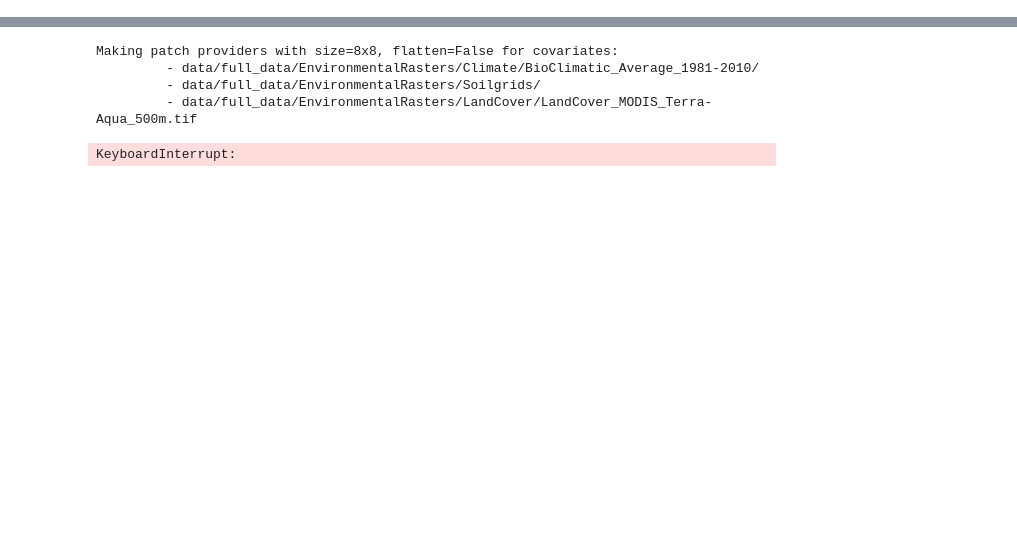
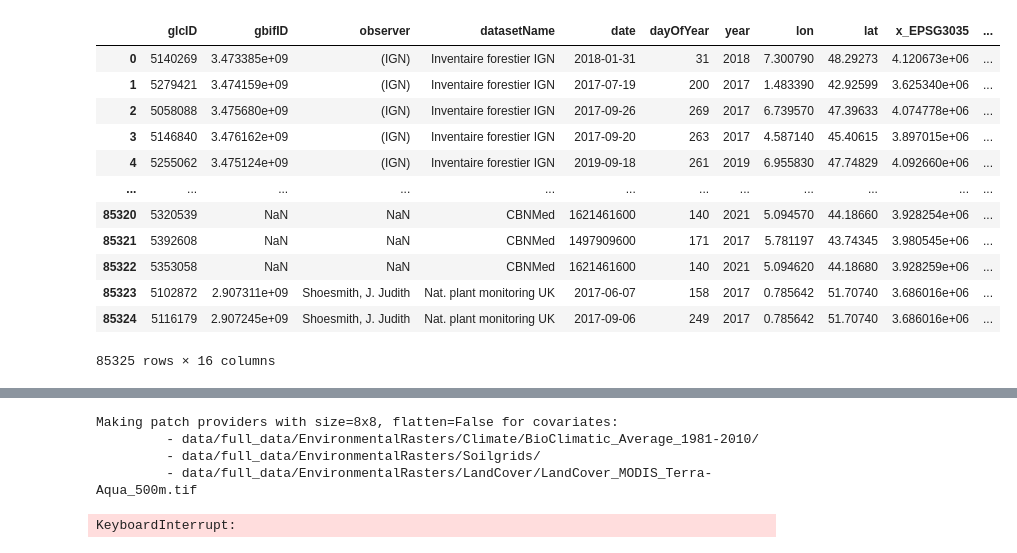
Before and after one commit to ninavantiel/multi_scale_SDMs, a Jupyter notebook: test.ipynb, the cells around one changed output, grey strips where cells are left out. Saved outputs shown, nothing was run; the diff lists cells and outputs as text; code cells hidden in the pictures; blank space fills up the shorter version.

```diff
--- a/test.ipynb
+++ b/test.ipynb
@@ -4,0 +24,18 @@ import json
+# %%
+pa = pd.read_csv(pa_path, sep=";", header='infer', low_memory=False)
+pa = gpd.GeoDataFrame(pa, geometry=gpd.points_from_xy(pa.x_EPSG3035, pa.y_EPSG3035, crs="EPSG:3035"))
+pa
+# %% [output]
+|  | glcID | gbifID | observer | datasetName | date | dayOfYear | year | lon | lat | x_EPSG3035 | ... |
+| 0 | 5140269 | 3.473385e+09 | (IGN) | Inventaire forestier IGN | 2018-01-31 | 31 | 2018 | 7.300790 | 48.29273 | 4.120673e+06 | ... |
+| 1 | 5279421 | 3.474159e+09 | (IGN) | Inventaire forestier IGN | 2017-07-19 | 200 | 2017 | 1.483390 | 42.92599 | 3.625340e+06 | ... |
+| 2 | 5058088 | 3.475680e+09 | (IGN) | Inventaire forestier IGN | 2017-09-26 | 269 | 2017 | 6.739570 | 47.39633 | 4.074778e+06 | ... |
+| 3 | 5146840 | 3.476162e+09 | (IGN) | Inventaire forestier IGN | 2017-09-20 | 263 | 2017 | 4.587140 | 45.40615 | 3.897015e+06 | ... |
+| 4 | 5255062 | 3.475124e+09 | (IGN) | Inventaire forestier IGN | 2019-09-18 | 261 | 2019 | 6.955830 | 47.74829 | 4.092660e+06 | ... |
+| ... | ... | ... | ... | ... | ... | ... | ... | ... | ... | ... | ... |
+| 85320 | 5320539 | NaN | NaN | CBNMed | 1621461600 | 140 | 2021 | 5.094570 | 44.18660 | 3.928254e+06 | ... |
+| 85321 | 5392608 | NaN | NaN | CBNMed | 1497909600 | 171 | 2017 | 5.781197 | 43.74345 | 3.980545e+06 | ... |
+| 85322 | 5353058 | NaN | NaN | CBNMed | 1621461600 | 140 | 2021 | 5.094620 | 44.18680 | 3.928259e+06 | ... |
+| 85323 | 5102872 | 2.907311e+09 | Shoesmith, J. Judith | Nat. plant monitoring UK | 2017-06-07 | 158 | 2017 | 0.785642 | 51.70740 | 3.686016e+06 | ... |
+| 85324 | 5116179 | 2.907245e+09 | Shoesmith, J. Judith | Nat. plant monitoring UK | 2017-09-06 | 249 | 2017 | 0.785642 | 51.70740 | 3.686016e+06 | ... |
+85325 rows × 16 columns
```
Also changed, not shown: parts of 23 cells of this notebook, 5 other files.
